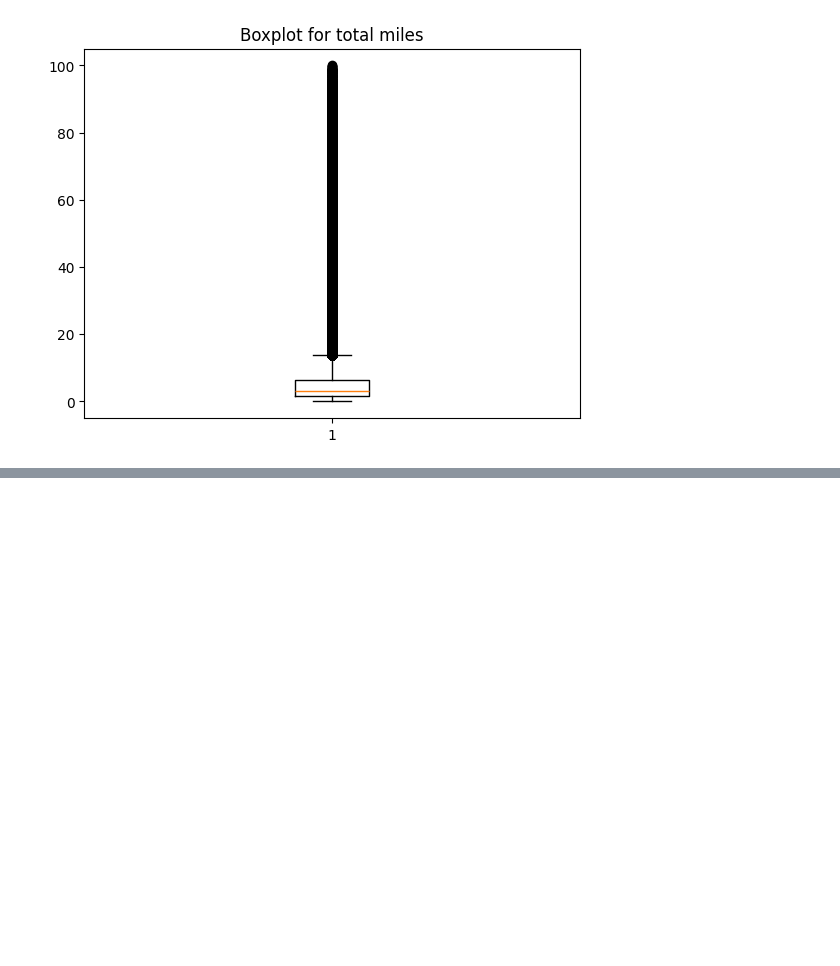
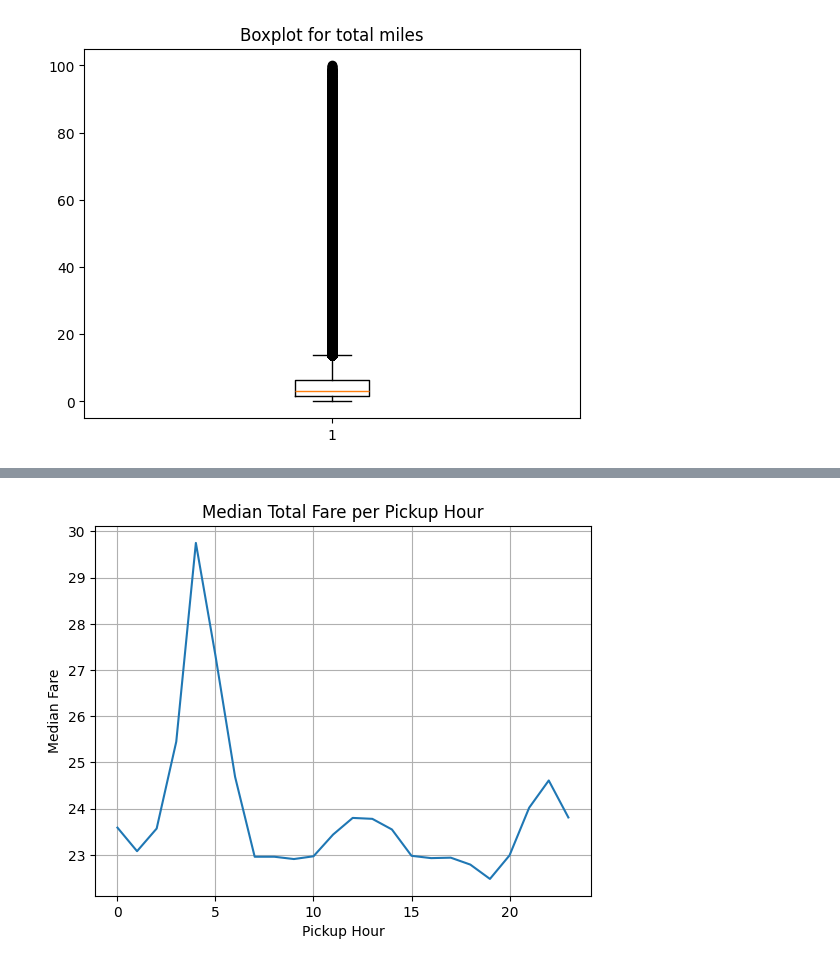
Before and after one commit to binhduong160199/DataEngineering8, a Jupyter notebook: Company_Story.ipynb, the cells around one changed output, grey strips where cells are left out. Drawn from its saved outputs; the diff is of its cells as text; code cells hidden in the pictures; blank space fills up the shorter version.

```diff
--- a/Company_Story.ipynb
+++ b/Company_Story.ipynb
@@ -136,0 +174,11 @@ plt.show()
+# %%
+median_per_hour = df.groupby("pickup_hour")["total_fare"].median()
+
+median_per_hour.plot()
+plt.title("Median Total Fare per Pickup Hour")
+plt.xlabel("Pickup Hour")
+plt.ylabel("Median Fare")
+plt.grid(True)
+plt.show()
+# %% [output]
+[figure, added]
```
Also changed, not shown: parts of 12 cells of this notebook, 1 other file.
